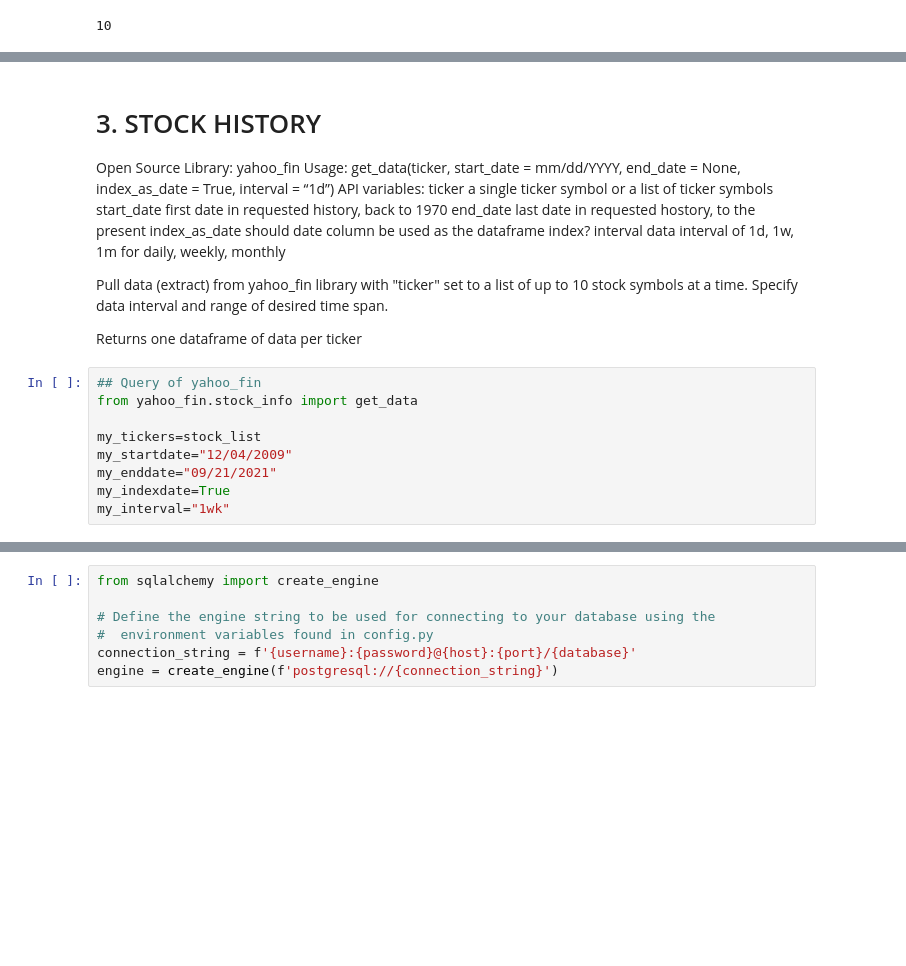
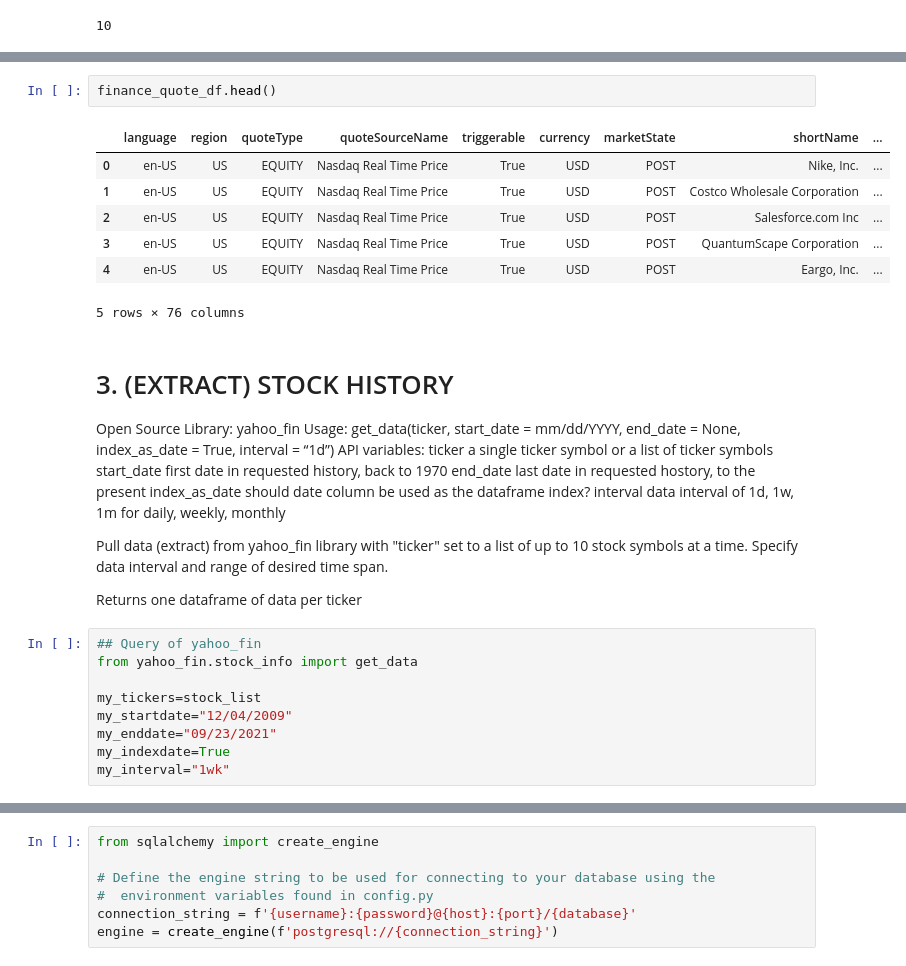
Before and after one commit to V-Villagomez/ETL-Stock-Trends, a Jupyter notebook: Notebooks/project2_yahoofinance.ipynb, the cells around one changed output, grey strips where cells are left out. Saved outputs shown, nothing was run; the diff lists cells and outputs as text; blank space fills up the shorter version.

Commit message:
Clean run of notebook extract/transform/load

```diff
--- a/Notebooks/project2_yahoofinance.ipynb
+++ b/Notebooks/project2_yahoofinance.ipynb
@@ -221,6 +205,16 @@ Index(['language', 'region', 'quoteType', 'quoteSourceName', 'triggerable',
       dtype='object')
+# %%
+finance_quote_df.head()
+# %% [output]
+|  | language | region | quoteType | quoteSourceName | triggerable | currency | marketState | shortName | ... |
+| 0 | en-US | US | EQUITY | Nasdaq Real Time Price | True | USD | POST | Nike, Inc. | ... |
+| 1 | en-US | US | EQUITY | Nasdaq Real Time Price | True | USD | POST | Costco Wholesale Corporation | ... |
+| 2 | en-US | US | EQUITY | Nasdaq Real Time Price | True | USD | POST | Salesforce.com Inc | ... |
+| 3 | en-US | US | EQUITY | Nasdaq Real Time Price | True | USD | POST | QuantumScape Corporation | ... |
+| 4 | en-US | US | EQUITY | Nasdaq Real Time Price | True | USD | POST | Eargo, Inc. | ... |
+5 rows × 76 columns
 # %% [markdown]
-# 3. STOCK HISTORY
+# 3. (EXTRACT) STOCK HISTORY
 
 Open Source Library:  yahoo_fin
 Usage: get_data(ticker, start_date = mm/dd/YYYY, end_date = None, index_as_date = True, interval = “1d”)
@@ -239,7 +233,7 @@ from yahoo_fin.stock_info import get_data
 
 my_tickers=stock_list
 my_startdate="12/04/2009"
-my_enddate="09/21/2021"
+my_enddate="09/23/2021"
 my_indexdate=True
 my_interval="1wk"
 # %%
```
Also changed, not shown: parts of 22 cells of this notebook.
